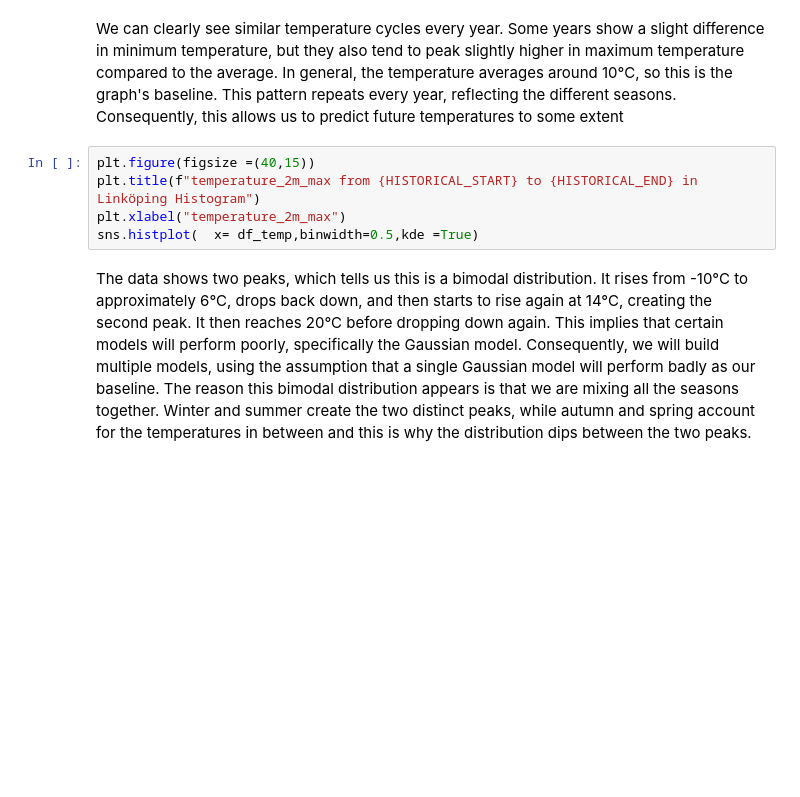
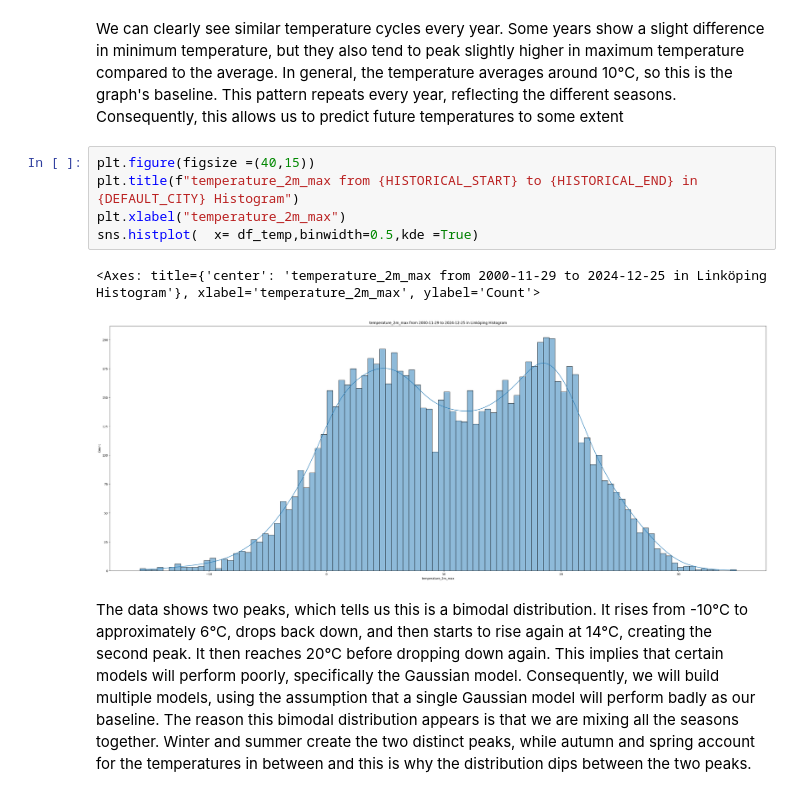
Before and after one commit to GabbeBytes19/Quant-Summer-Project, a Jupyter notebook: notebooks/01_data_exploration.ipynb, the cells around one changed output. Saved outputs shown, nothing was run; the diff lists cells and outputs as text; blank space fills up the shorter version.

```diff
--- a/notebooks/01_data_exploration.ipynb
+++ b/notebooks/01_data_exploration.ipynb
@@ -36,9 +56,12 @@ plt.xticks(ticks=range(0, len(df_year), 365), labels=[df_year[i][:4] for i in ra
 We can clearly see similar temperature cycles every year. Some years show a slight difference in minimum temperature, but they also tend to peak slightly higher in maximum temperature compared to the average. In general, the temperature averages around 10°C, so this is the graph's baseline. This pattern repeats every year, reflecting the different seasons. Consequently, this allows us to predict future temperatures to some extent
 # %%
 plt.figure(figsize =(40,15))
-plt.title(f"temperature_2m_max from {HISTORICAL_START} to {HISTORICAL_END} in Linköping Histogram")
+plt.title(f"temperature_2m_max from {HISTORICAL_START} to {HISTORICAL_END} in {DEFAULT_CITY} Histogram")
 plt.xlabel("temperature_2m_max")
 sns.histplot(  x= df_temp,binwidth=0.5,kde =True)
+# %% [output]
+<Axes: title={'center': 'temperature_2m_max from 2000-11-29 to 2024-12-25 in Linköping Histogram'}, xlabel='temperature_2m_max', ylabel='Count'>
+[figure, added]
 # %% [markdown]
 The data shows two peaks, which tells us this is a bimodal distribution. It rises from -10°C to approximately 6°C, drops back down, and then starts to rise again at 14°C, creating the second peak. It then reaches 20°C before dropping down again. This implies that certain models will perform poorly, specifically the Gaussian model. Consequently, we will build multiple models, using the assumption that a single Gaussian model will perform badly as our baseline.
 The reason this bimodal distribution appears is that we are mixing all the seasons together. Winter and summer create the two distinct peaks, while autumn and spring account for the temperatures in between and this is why the distribution dips between the two peaks.
```
Also changed, not shown: parts of 4 cells of this notebook.
